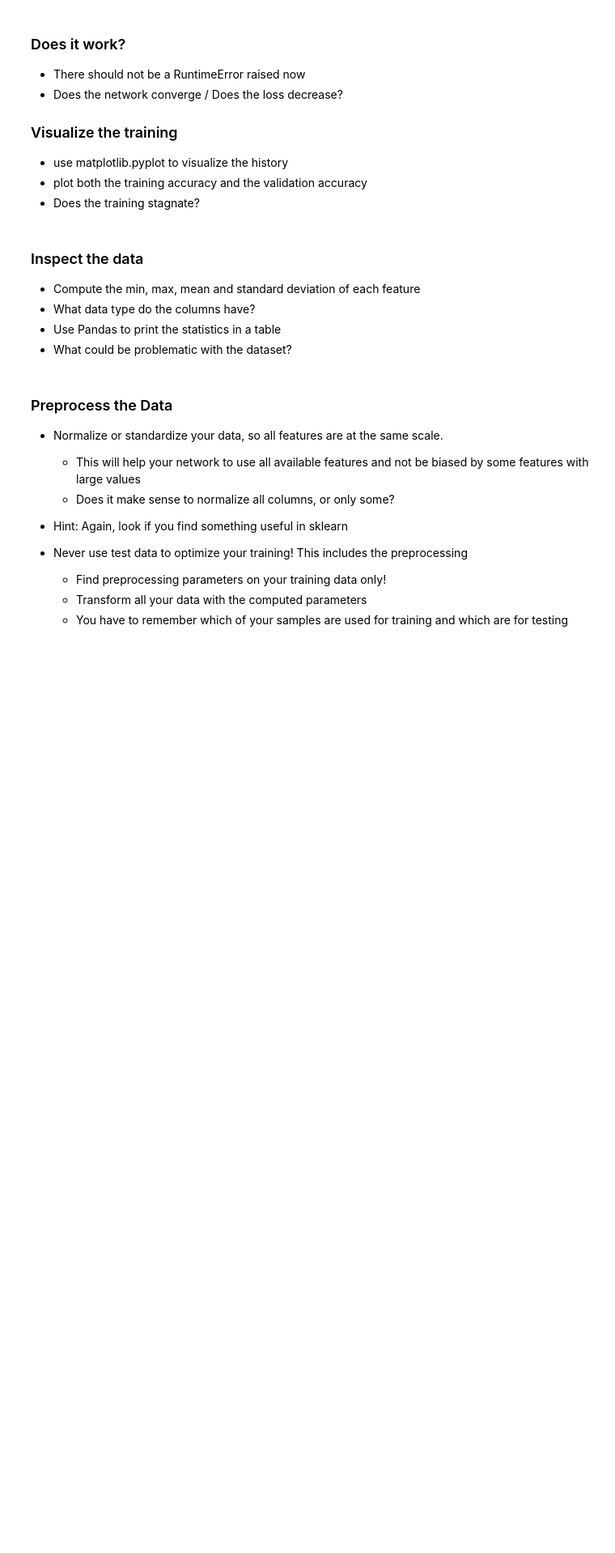
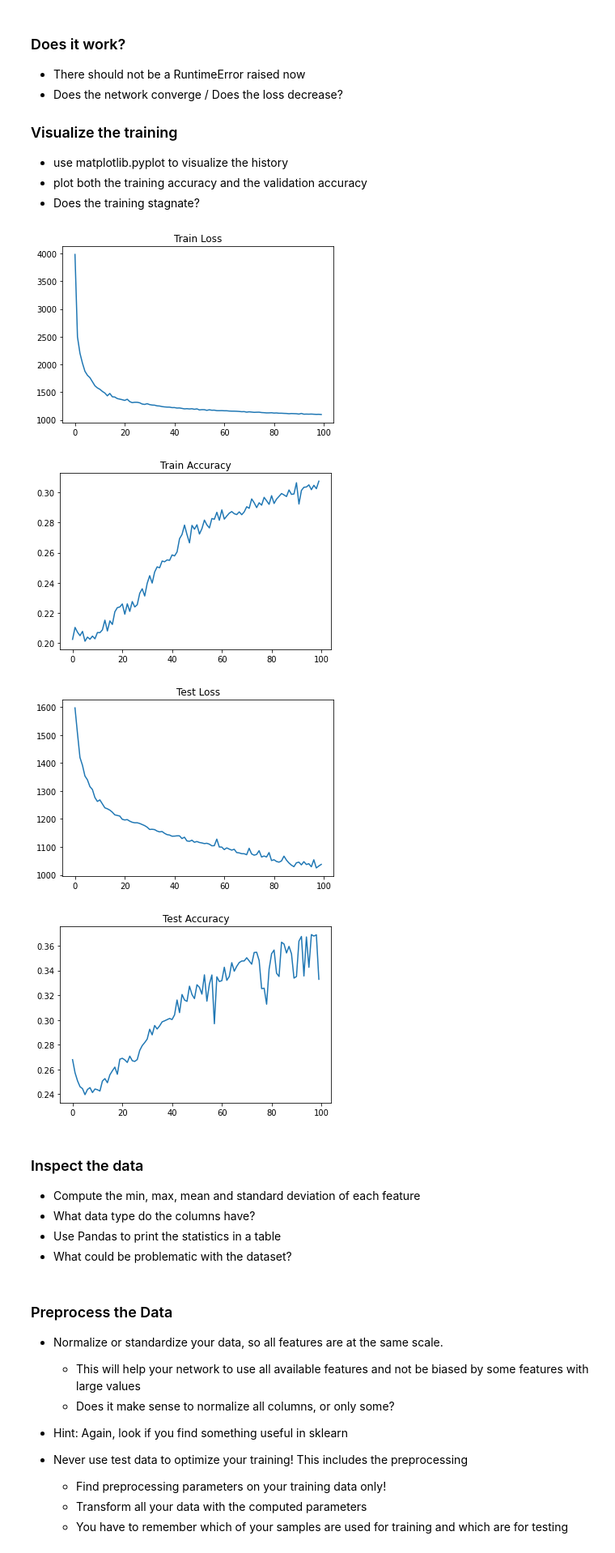
Before and after one commit to 0merjavaid/VDL_exercises, a Jupyter notebook: exercise_1/exercise_1a.ipynb, the cells around one changed output. Shown at 81% size. Cells and saved outputs as stored; diff of their text form; code cells hidden in the pictures; blank space fills up the shorter version.

Commit message:
working training and testing loops

```diff
--- a/exercise_1/exercise_1a.ipynb
+++ b/exercise_1/exercise_1a.ipynb
@@ -124,12 +135,14 @@ def train_epoch(model, dataloader, criterion, optimizer):
     epoch_loss = 0
     correct = 0.
     samples = 0.
-    for sample in dataloader:
+    for i, (data, label) in enumerate(dataloader):
         optimizer.zero_grad()
-        data, label = sample
         prediction = model(data)
         loss = criterion(prediction, label)
         correct += sum(torch.argmax(prediction, dim=1) == label)
+        if i%100 == 0:
+            print ("Loss:  ", loss.item())
+            print ("Accuracy: ", sum(torch.argmax(prediction, dim=1) == label)/ data.shape[0])
         samples += len(data)
         epoch_loss += loss.data
         loss.backward()
@@ -143,8 +156,7 @@ def test_epoch(model, dataloader, criterion):
     epoch_loss = 0
     correct = 0.
     samples = 0.
-    for sample in dataloader:
-        data, label = sample
+    for data, label in dataloader:
         prediction = model(data)
         loss = criterion(prediction, label)
         correct += sum(torch.argmax(prediction, dim=1) == label)
@@ -153,5 +165,6 @@ def test_epoch(model, dataloader, criterion):
     return epoch_loss, correct/samples
 # %%
 # Check if your training and testing loops are working
-train_epoch(net, train_loader, criterion, optimizer)
-test_epoch(net, train_loader, criterion)
+# for test in train_loader:
+train_epoch(model, train_loader, criterion, optimizer)
+test_epoch(model, train_loader,  criterion)
@@ -176,16 +207,14 @@ import numpy as np
 # %%
 import tqdm
 
-# net =
-# optimizer =
 
 train_loss, train_accuracy = [], []
 test_loss, test_accuracy = [], []
 
 for i in tqdm.tnrange(100):
-    loss, accuracy = train_epoch(net, train_loader, criterion, optimizer)
+    loss, accuracy = train_epoch(model, train_loader, criterion, optimizer)
     train_loss.append(loss)
     train_accuracy.append(accuracy)
-    loss, accuracy = test_epoch(net, train_loader, criterion)
+    loss, accuracy = test_epoch(model, train_loader, criterion)
     test_loss.append(loss)
     test_accuracy.append(accuracy)
@@ -204,3 +250,26 @@ import matplotlib.pyplot as plt
+# %%
+import matplotlib.pyplot as plt
+
+plt.plot(train_loss)
+plt.title("Train Loss")
+plt.show()
+
+plt.title("Train Accuracy")
+plt.plot(train_accuracy)
+plt.show()
+
+plt.plot(test_loss)
+plt.title("Test Loss")
+plt.show()
+
+plt.title("Test Accuracy")
+plt.plot(test_accuracy)
+plt.show()
+# %% [output]
+[figure, added]
+[figure, added]
+[figure, added]
+[figure, added]
 # %% [markdown]
 ### Inspect the data
 - Compute the min, max, mean and standard deviation of each feature
```
Also changed, not shown: parts of 9 cells of this notebook.
